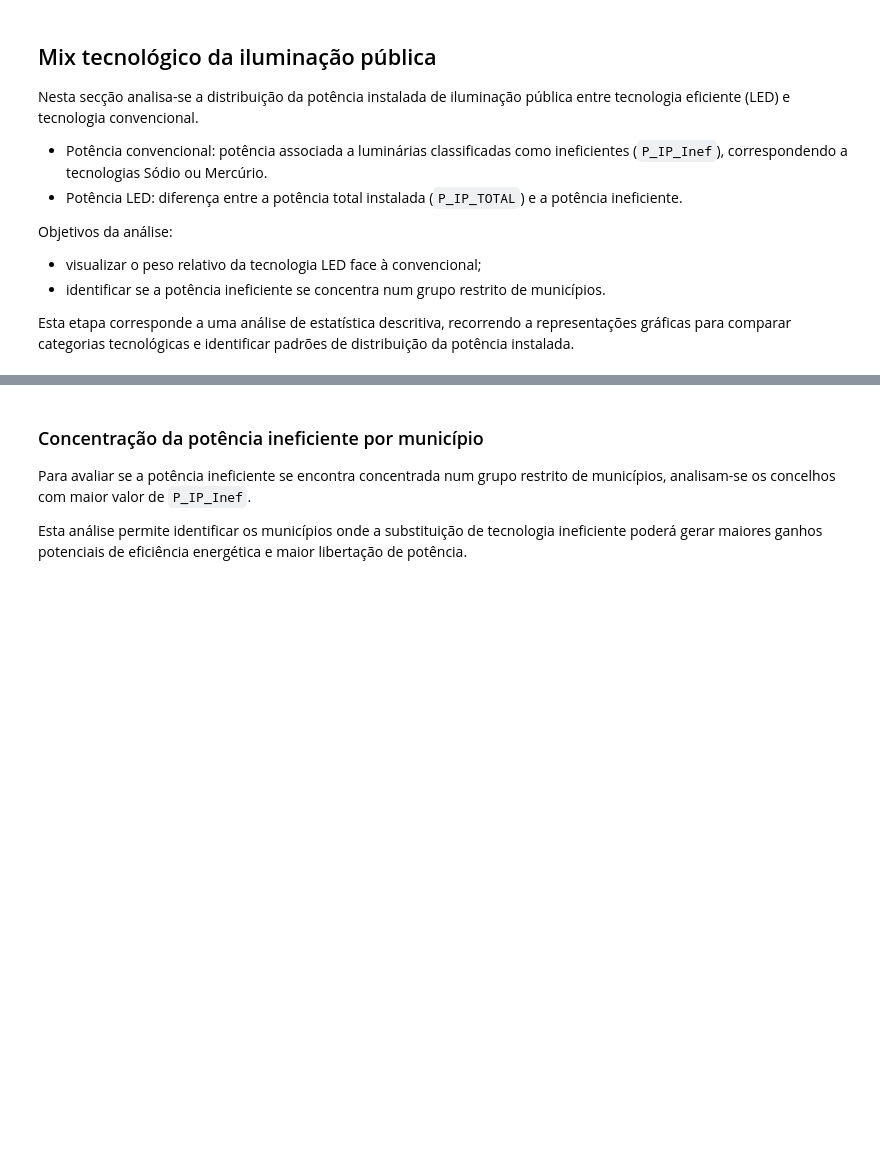
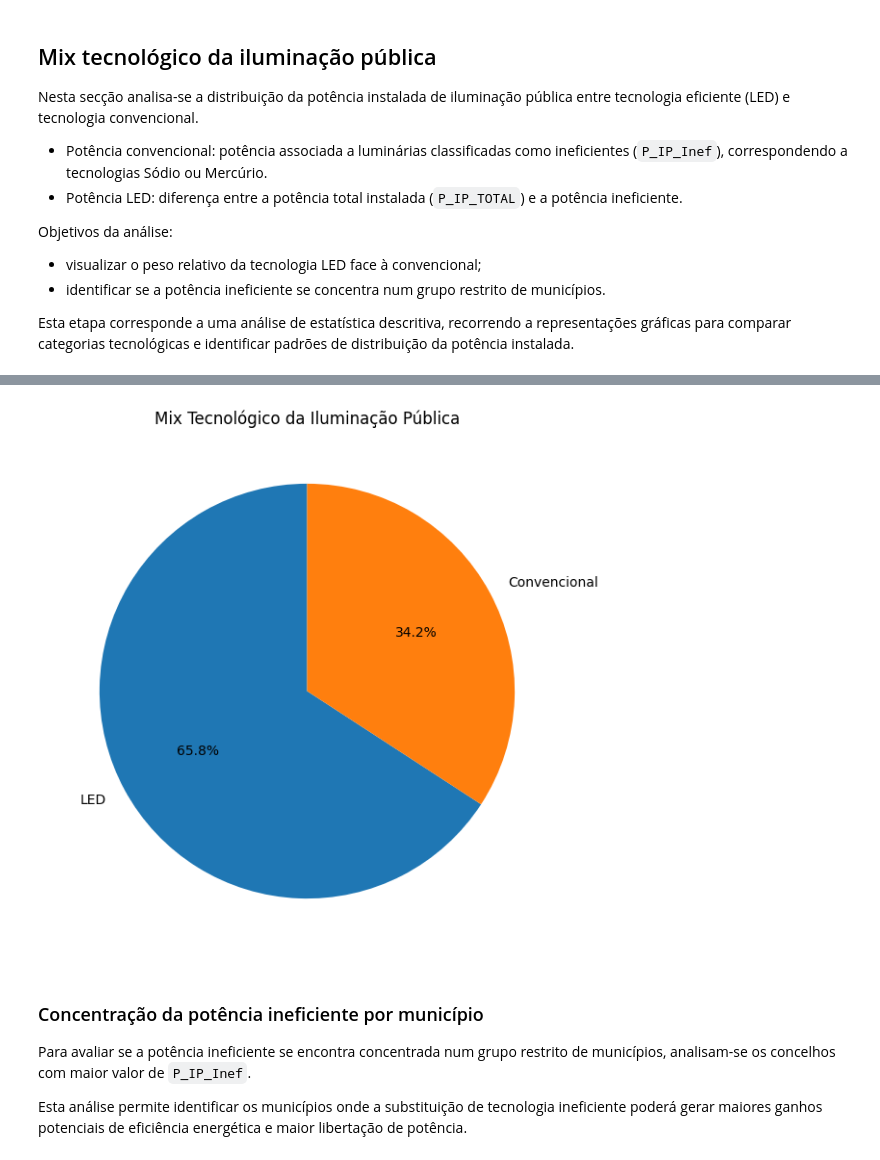
Before and after one commit to ANADI-DI-G9-2026/ANADI_DI_G9_2026, a Jupyter notebook: src/AnaliseExploracaoDados.ipynb, the cells around one changed output, grey strips where cells are left out. Saved outputs shown, nothing was run; the diff lists cells and outputs as text; code cells hidden in the pictures; blank space fills up the shorter version.

```diff
--- a/src/AnaliseExploracaoDados.ipynb
+++ b/src/AnaliseExploracaoDados.ipynb
@@ -278,3 +392,21 @@ plt.show()
+# %%
+labels = ['LED', 'Convencional']
+values = [total_led, total_conv]
+
+plt.figure(figsize=(7, 7))
+
+wedges, texts, autotexts = plt.pie(
+    values,
+    labels=labels,
+    autopct='%1.1f%%',
+    startangle=90
+)
+
+plt.title("Mix Tecnológico da Iluminação Pública")
+
+plt.show()
+# %% [output]
+[figure, added]
 # %% [markdown]
 ### Concentração da potência ineficiente por município
 
```
Also changed, not shown: parts of 30 cells of this notebook, 4 other files.
